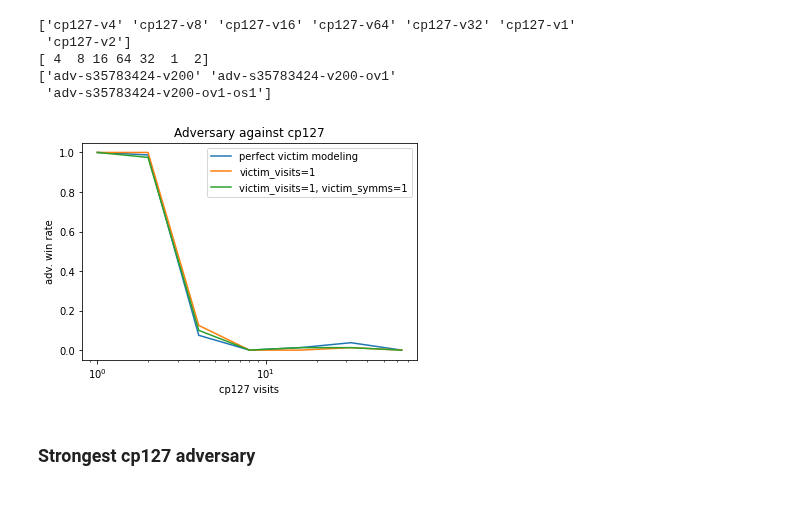
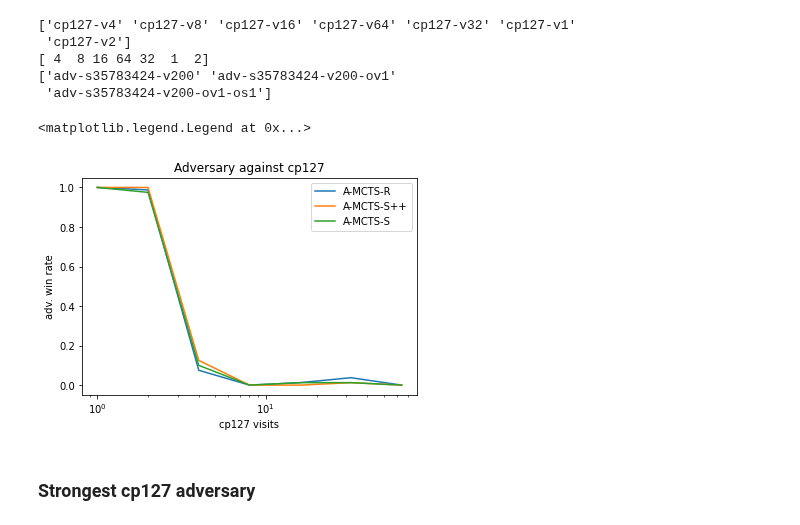
Before and after one commit to AlignmentResearch/go_attack, a Jupyter notebook: notebooks/iclr2022/plots.ipynb, the cells around one changed output. Cells and saved outputs as stored; diff of their text form; code cells hidden in the pictures.

```diff
--- a/notebooks/iclr2022/plots.ipynb
+++ b/notebooks/iclr2022/plots.ipynb
@@ -132,16 +136,23 @@ print(df.adv_name.unique())
 ['adv-s35783424-v200' 'adv-s35783424-v200-ov1'
  'adv-s35783424-v200-ov1-os1']
 # %%
-df.query("adv_name == 'adv-s35783424-v200'").groupby("victim_visits").mean().adv_win.plot(label="perfect victim modeling")
-df.query("adv_name == 'adv-s35783424-v200-ov1'").groupby("victim_visits").mean().adv_win.plot(label="victim_visits=1");
-df.query("adv_name == 'adv-s35783424-v200-ov1-os1'").groupby("victim_visits").mean().adv_win.plot(label="victim_visits=1, victim_symms=1");
+df.query("adv_name == 'adv-s35783424-v200'").groupby(
+    "victim_visits"
+).mean().adv_win.plot(label="A-MCTS-R")
+df.query("adv_name == 'adv-s35783424-v200-ov1'").groupby(
+    "victim_visits"
+).mean().adv_win.plot(label="A-MCTS-S++")
+df.query("adv_name == 'adv-s35783424-v200-ov1-os1'").groupby(
+    "victim_visits"
+).mean().adv_win.plot(label="A-MCTS-S")
 plt.xscale("log")
 plt.ylabel("adv. win rate")
 plt.title("Adversary against cp127")
 plt.xlabel("cp127 visits")
-plt.legend();
+plt.legend()
 # %% [output]
+<matplotlib.legend.Legend at 0x...>
-[figure, old version]
+[figure, new version]
 # %% [markdown]
 ### Strongest cp127 adversary
 # %%
```
Also changed, not shown: parts of 12 cells of this notebook.
